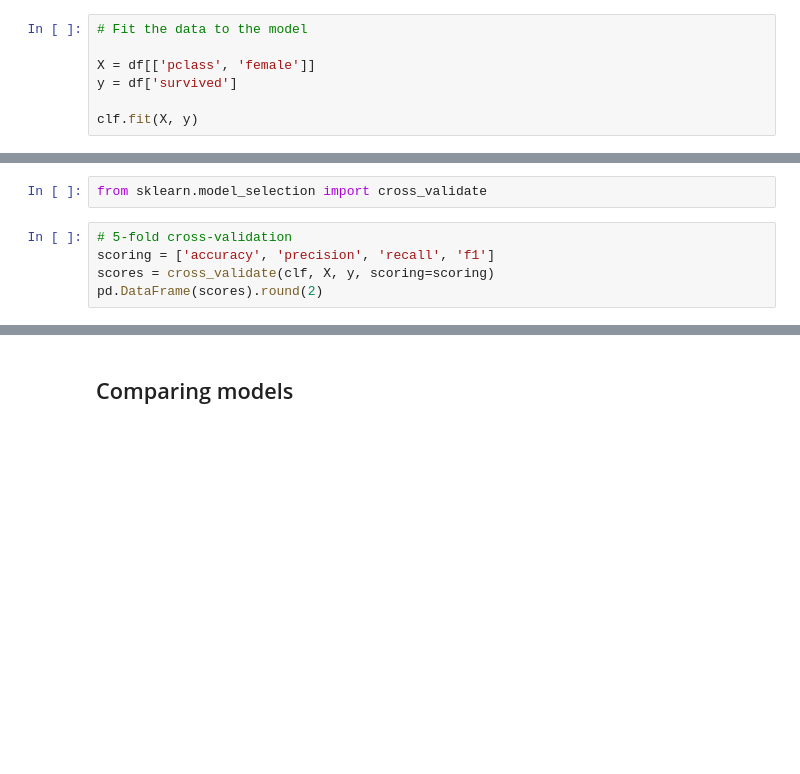
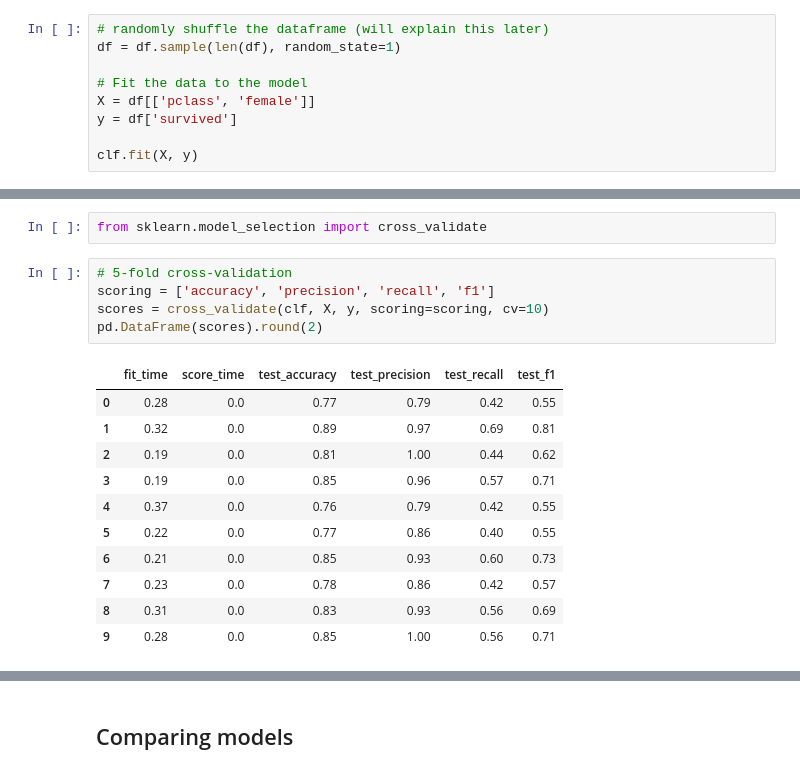
Before and after one commit to code4journalism/machine-learning, a Jupyter notebook: classification-3-titanic.ipynb, the cells around one changed output, grey strips where cells are left out. Drawn from its saved outputs; the diff is of its cells as text; blank space fills up the shorter version.

```diff
--- a/classification-3-titanic.ipynb
+++ b/classification-3-titanic.ipynb
@@ -43,8 +62,10 @@ from sklearn.linear_model import LogisticRegression
 # Create a new classifier (in this case it is just a logisitic regression)
 clf = LogisticRegression(C=1e9, solver='lbfgs', max_iter=4000)
 # %%
+# randomly shuffle the dataframe (will explain this later)
+df = df.sample(len(df), random_state=1)
+
 # Fit the data to the model
-
 X = df[['pclass', 'female']]
 y = df['survived']
 
@@ -127,5 +210,17 @@ from sklearn.model_selection import cross_validate
 # %%
 # 5-fold cross-validation
 scoring = ['accuracy', 'precision', 'recall', 'f1']
-scores = cross_validate(clf, X, y, scoring=scoring)
+scores = cross_validate(clf, X, y, scoring=scoring, cv=10)
 pd.DataFrame(scores).round(2)
+# %% [output]
+|  | fit_time | score_time | test_accuracy | test_precision | test_recall | test_f1 |
+| 0 | 0.28 | 0.0 | 0.77 | 0.79 | 0.42 | 0.55 |
+| 1 | 0.32 | 0.0 | 0.89 | 0.97 | 0.69 | 0.81 |
+| 2 | 0.19 | 0.0 | 0.81 | 1.00 | 0.44 | 0.62 |
+| 3 | 0.19 | 0.0 | 0.85 | 0.96 | 0.57 | 0.71 |
+| 4 | 0.37 | 0.0 | 0.76 | 0.79 | 0.42 | 0.55 |
+| 5 | 0.22 | 0.0 | 0.77 | 0.86 | 0.40 | 0.55 |
+| 6 | 0.21 | 0.0 | 0.85 | 0.93 | 0.60 | 0.73 |
+| 7 | 0.23 | 0.0 | 0.78 | 0.86 | 0.42 | 0.57 |
+| 8 | 0.31 | 0.0 | 0.83 | 0.93 | 0.56 | 0.69 |
+| 9 | 0.28 | 0.0 | 0.85 | 1.00 | 0.56 | 0.71 |
```
Also changed, not shown: parts of 26 cells of this notebook.
